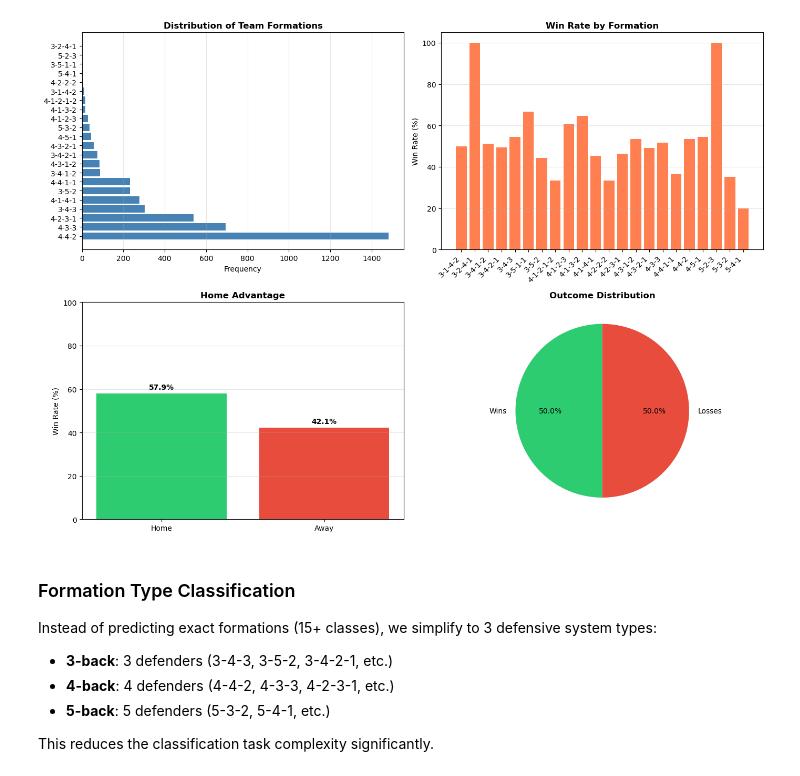
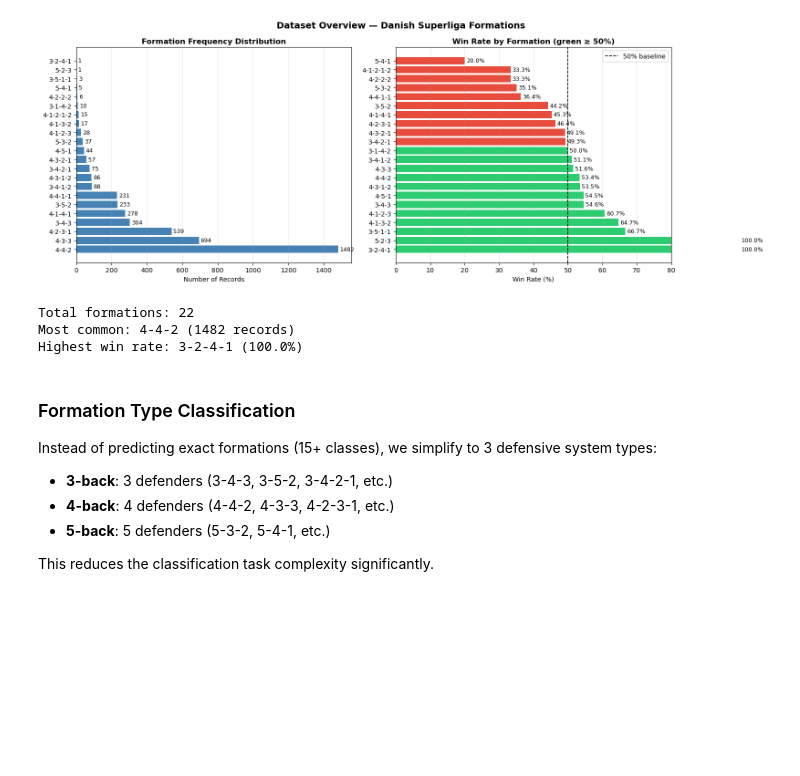
Before and after one commit to smithds546/Formation-predictor, a Jupyter notebook: Formation_predictor.ipynb, the cells around one changed output. Cells and saved outputs as stored; diff of their text form; code cells hidden in the pictures; blank space fills up the shorter version.

```diff
--- a/Formation_predictor.ipynb
+++ b/Formation_predictor.ipynb
@@ -423,47 +333,55 @@ Home vs Away:
 # %%
-# Visualize dataset characteristics
-fig, axes = plt.subplots(2, 2, figsize=(14, 10))
+# --- Formation frequency distribution ---
+formation_counts = df_feat['team_formation'].value_counts().sort_values(ascending=False)
 
-# Formation frequency
-formation_counts = model_data['team_formation'].value_counts().sort_values(ascending=False)
-axes[0, 0].barh(range(len(formation_counts)), formation_counts.values, color='steelblue')
-axes[0, 0].set_yticks(range(len(formation_counts)))
-axes[0, 0].set_yticklabels(formation_counts.index)
-axes[0, 0].set_xlabel('Frequency')
-axes[0, 0].set_title('Distribution of Team Formations', fontsize=12, fontweight='bold')
-axes[0, 0].grid(axis='x', alpha=0.3)
+# --- Win rate by formation (sorted) ---
+winrate_by_formation = (
+    df_feat.groupby('team_formation')['won']
+    .agg(['sum', 'count'])
+    .assign(winrate=lambda x: x['sum'] / x['count'] * 100)
+    .sort_values('winrate', ascending=False)
+)
 
-# Win rate by formation
-formation_winrates = model_data.groupby('team_formation')['won'].agg(['sum', 'count'])
-formation_winrates['winrate'] = (formation_winrates['sum'] / formation_winrates['count'] * 100).sort_values(ascending=False)
-axes[0, 1].bar(range(len(formation_winrates['winrate'])), formation_winrates['winrate'].values, color='coral')
-axes[0, 1].set_xticks(range(len(formation_winrates['winrate'])))
-axes[0, 1].set_xticklabels(formation_winrates['winrate'].index, rotation=45, ha='right')
-axes[0, 1].set_ylabel('Win Rate (%)')
-axes[0, 1].set_title('Win Rate by Formation', fontsize=12, fontweight='bold')
-axes[0, 1].grid(axis='y', alpha=0.3)
+fig, axes = plt.subplots(1, 2, figsize=(16, 6))
 
-# Home vs Away win rate
-home_winrate = model_data[model_data['is_home'] == 1]['won'].mean() * 100
-away_winrate = model_data[model_data['is_home'] == 0]['won'].mean() * 100
-axes[1, 0].bar(['Home', 'Away'], [home_winrate, away_winrate], color=['#2ecc71', '#e74c3c'])
-axes[1, 0].set_ylabel('Win Rate (%)')
-axes[1, 0].set_title('Home Advantage', fontsize=12, fontweight='bold')
-axes[1, 0].set_ylim(0, 100)
-axes[1, 0].grid(axis='y', alpha=0.3)
-for i, v in enumerate([home_winrate, away_winrate]):
-    axes[1, 0].text(i, v + 2, f'{v:.1f}%', ha='center', fontweight='bold')
+# Plot 1: Formation frequency (horizontal bar so labels are readable)
+axes[0].barh(range(len(formation_counts)), formation_counts.values, color='steelblue')
+axes[0].set_yticks(range(len(formation_counts)))
+axes[0].set_yticklabels(formation_counts.index, fontsize=10)
+axes[0].set_xlabel('Number of Records')
+axes[0].set_title('Formation Frequency Distribution', fontsize=12, fontweight='bold')
+axes[0].grid(axis='x', alpha=0.3)
+# Add count labels on each bar
+for i, v in enumerate(formation_counts.values):
+    axes[0].text(v + 10, i, str(v), va='center', fontsize=9)
 
-# Outcome distribution
-outcomes = [model_data['won'].sum(), (1-model_data['won']).sum()]
-axes[1, 1].pie(outcomes, labels=['Wins', 'Losses'], autopct='%1.1f%%',
-               colors=['#2ecc71', '#e74c3c'], startangle=90)
-axes[1, 1].set_title('Outcome Distribution', fontsize=12, fontweight='bold')
+# Plot 2: Win rate by formation (sorted highest to lowest)
+colours = ['#2ecc71' if w >= 50 else '#e74c3c' for w in winrate_by_formation['winrate']]
+axes[1].barh(range(len(winrate_by_formation)), winrate_by_formation['winrate'].values, color=colours)
+axes[1].set_yticks(range(len(winrate_by_formation)))
+axes[1].set_yticklabels(winrate_by_formation.index, fontsize=10)
+axes[1].axvline(50, color='black', linestyle='--', linewidth=1.2, label='50% baseline')
+axes[1].set_xlabel('Win Rate (%)')
+axes[1].set_title('Win Rate by Formation (green ≥ 50%)', fontsize=12, fontweight='bold')
+axes[1].set_xlim(0, 80)
+axes[1].grid(axis='x', alpha=0.3)
+axes[1].legend()
+# Add % labels on each bar
+for i, v in enumerate(winrate_by_formation['winrate'].values):
+    axes[1].text(v + 0.5, i, f'{v:.1f}%', va='center', fontsize=9)
 
+plt.suptitle('Dataset Overview — Danish Superliga Formations', fontsize=14, fontweight='bold')
 plt.tight_layout()
 plt.show()
+
+print(f"Total formations: {len(formation_counts)}")
+print(f"Most common: {formation_counts.index[0]} ({formation_counts.iloc[0]} records)")
+print(f"Highest win rate: {winrate_by_formation.index[0]} ({winrate_by_formation['winrate'].iloc[0]:.1f}%)")
 # %% [output]
-[figure, old version]
+[figure, new version]
+Total formations: 22
+Most common: 4-4-2 (1482 records)
+Highest win rate: 3-2-4-1 (100.0%)
 # %% [markdown]
 ### Formation Type Classification
 
```
Also changed, not shown: parts of 64 cells of this notebook.
